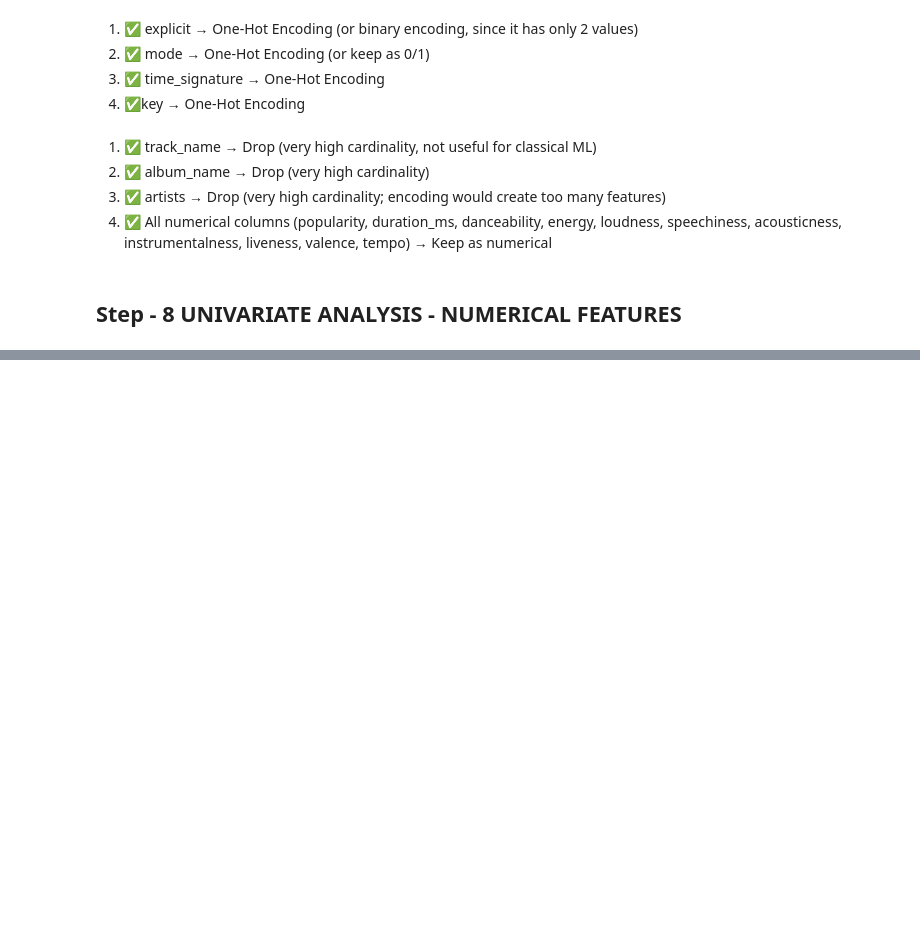
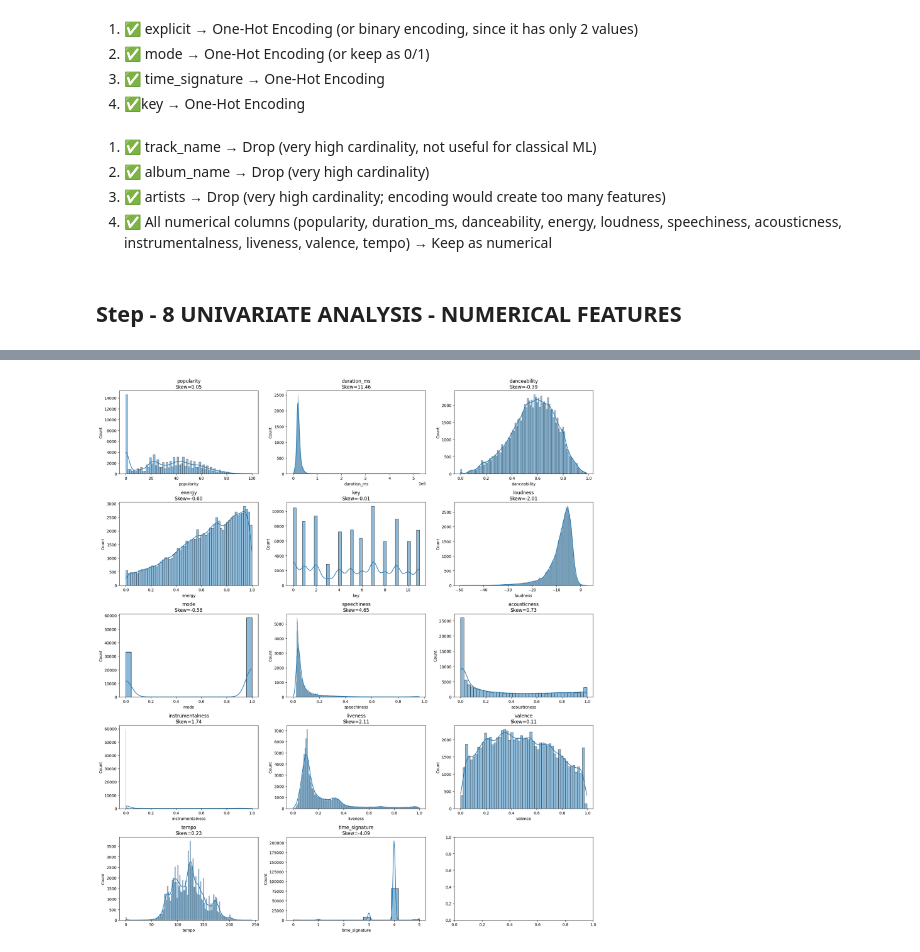
Before and after one commit to sushant758/ML-Exercises, a Jupyter notebook: Spotify Tracks Dataset.ipynb, the cells around one changed output, grey strips where cells are left out. Saved outputs shown, nothing was run; the diff lists cells and outputs as text; code cells hidden in the pictures; blank space fills up the shorter version.

```diff
--- a/Spotify Tracks Dataset.ipynb
+++ b/Spotify Tracks Dataset.ipynb
@@ -1683,0 +1641,30 @@ Dominant category analysis was performed on the low-cardinality categorical feat
+# %%
+num_cols = X_train.select_dtypes(
+    include=['int64', 'float64']
+).columns
+
+fig, axes = plt.subplots(
+    nrows=(len(num_cols)+2)//3,
+    ncols=3,
+    figsize=(18,20)
+)
+
+axes = axes.flatten()
+
+for i, col in enumerate(num_cols):
+    sns.histplot(
+        X_train[col],
+        kde=True,
+        ax=axes[i]
+    )
+
+    skew = X_train[col].skew()
+
+    axes[i].set_title(
+        f'{col}\nSkew={skew:.2f}'
+    )
+
+plt.tight_layout()
+plt.show()
+# %% [output]
+[figure, added]
```
Also changed, not shown: parts of 80 cells of this notebook.
